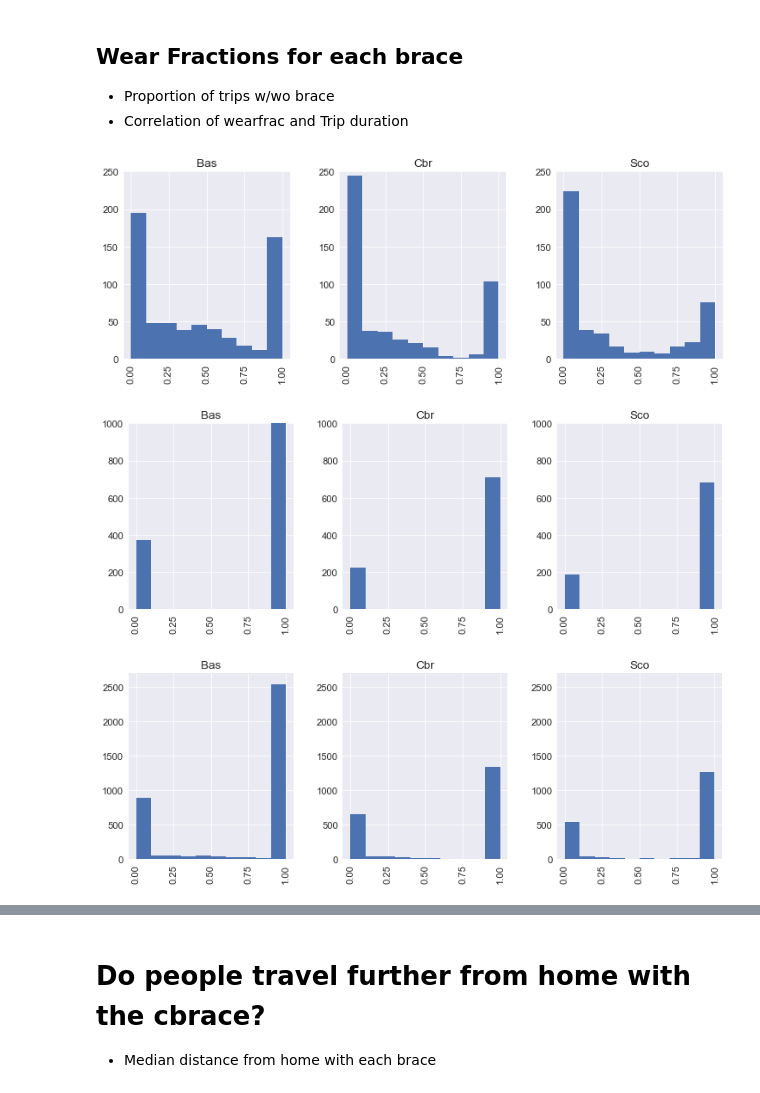
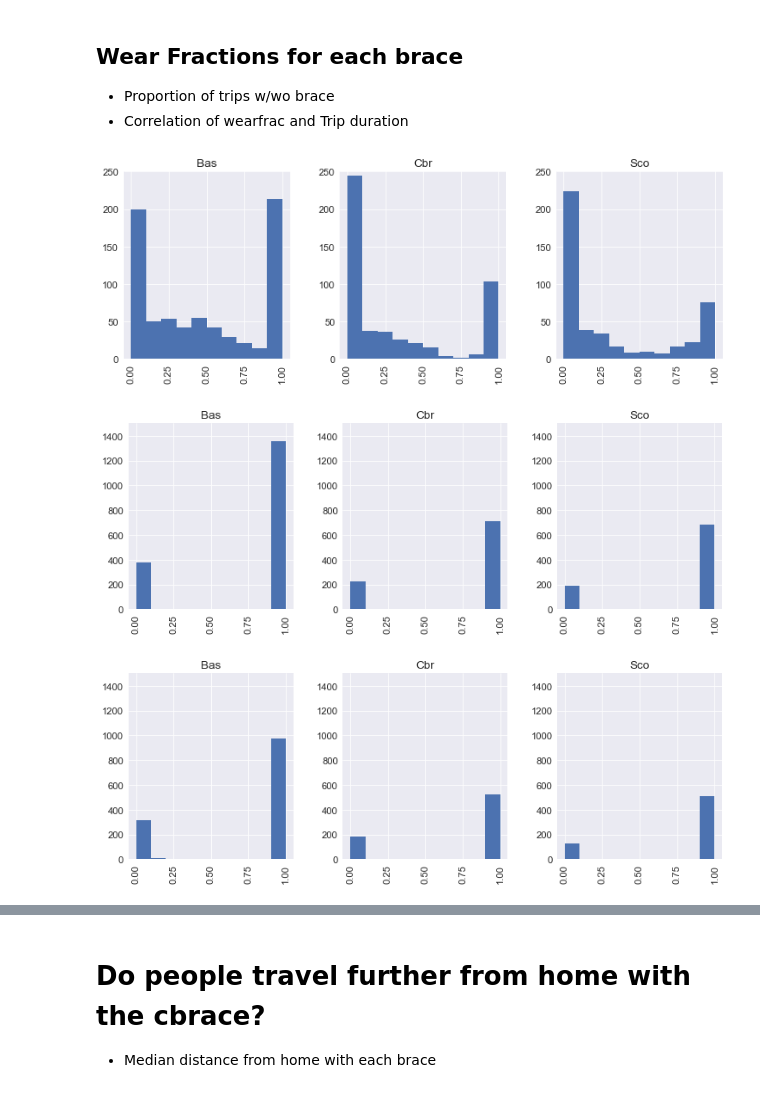
Before and after one commit to Luke3D/CbrAnalysis, a Jupyter notebook: GPS_AnalysisUIC.ipynb, the cells around one changed output, grey strips where cells are left out. Drawn from its saved outputs; the diff is of its cells as text; code cells hidden in the pictures.

```diff
--- a/GPS_AnalysisUIC.ipynb
+++ b/GPS_AnalysisUIC.ipynb
@@ -168,5 +170,6 @@ Data.head()
 # %% [markdown]
 ## Anonymize home location
 # %%
-Data.loc[Data.LandUse=='Home','Mean Lat'] = 41.8938732
-Data.loc[Data.LandUse=='Home','Mean Lon'] = -87.6209879
+# Data.loc[Data.LandUse=='Home','Mean Lat'] = 41.8938732
+# Data.loc[Data.LandUse=='Home','Mean Lon'] = -87.6209879
+# Data[Data.LandUse=='Home']['Mean Lon'].unique()
@@ -316,15 +315,15 @@ plt.title('Time at locations other than home')
 # %%
 #wearfrac during trips,home and other use
 ax = Data[(Data['LandUse']=='Home')].hist(column='Wear Frac',by='Brace',figsize=(12,4),layout=(1,3))
 for a in ax:
     a.set_ylim([0,250])
 ax = Data[(Data['LandUse']=='Trip')].hist(column='Wear Frac',by='Brace',figsize=(12,4),layout=(1,3))
 for a in ax:
-    a.set_ylim([0,1000])
-ax = Data[~((Data['LandUse']=='Home')&(Data['LandUse']=='Trip'))].hist(column='Wear Frac',by='Brace',figsize=(12,4),layout=(1,3))
+    a.set_ylim([0,1500])
+ax = Data[~((Data['LandUse']=='Home')|(Data['LandUse']=='Trip'))].hist(column='Wear Frac',by='Brace',figsize=(12,4),layout=(1,3))
 for a in ax:
-    a.set_ylim([0,2700])
+    a.set_ylim([0,1500])
 # %% [output]
-[figure, old version]
+[figure, new version]
-[figure, old version]
+[figure, new version]
-[figure, old version]
+[figure, new version]
```
Also changed, not shown: parts of 21 cells of this notebook.
